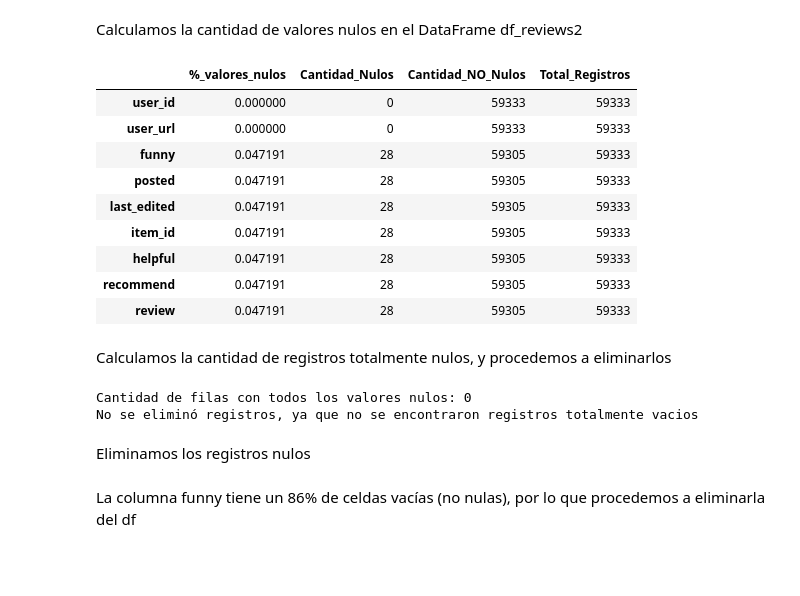
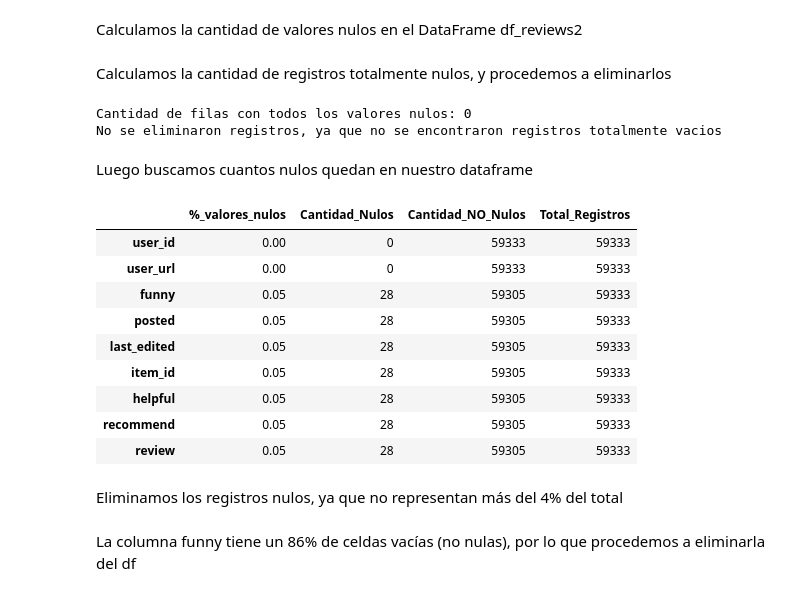
Before and after one commit to priscilamuniz/PI_STEAM, a Jupyter notebook: 01c_ETL_reviews.ipynb, the cells around one changed output. Cells and saved outputs as stored; diff of their text form; code cells hidden in the pictures; blank space fills up the shorter version.

```diff
--- a/01c_ETL_reviews.ipynb
+++ b/01c_ETL_reviews.ipynb
@@ -130,25 +117,6 @@ dtypes: object(9)
 memory usage: 6.5+ MB
 # %% [markdown]
 Calculamos la cantidad de valores nulos en el DataFrame df_reviews2
-# %%
-porcentaje_nulos = df_reviews2.isnull().sum() / len(df_reviews2) * 100
-
-df_nulos = pd.DataFrame(porcentaje_nulos, columns=['%_valores_nulos'])
-df_nulos['Cantidad_Nulos'] = df_reviews2.isnull().sum()
-df_nulos['Cantidad_NO_Nulos'] = df_reviews2.count()
-df_nulos['Total_Registros'] = len(df_reviews2)
-df_nulos
-# %% [output]
-|  | %_valores_nulos | Cantidad_Nulos | Cantidad_NO_Nulos | Total_Registros |
-| user_id | 0.000000 | 0 | 59333 | 59333 |
-| user_url | 0.000000 | 0 | 59333 | 59333 |
-| funny | 0.047191 | 28 | 59305 | 59333 |
-| posted | 0.047191 | 28 | 59305 | 59333 |
-| last_edited | 0.047191 | 28 | 59305 | 59333 |
-| item_id | 0.047191 | 28 | 59305 | 59333 |
-| helpful | 0.047191 | 28 | 59305 | 59333 |
-| recommend | 0.047191 | 28 | 59305 | 59333 |
-| review | 0.047191 | 28 | 59305 | 59333 |
 # %% [markdown]
 Calculamos la cantidad de registros totalmente nulos, y procedemos a eliminarlos
 # %%
@@ -158,12 +126,28 @@ if cantidad_filas_nulas > 0:
     df_reviews2 = df_reviews2.dropna(how='all').reset_index(drop=True)
     print('Se eliminaron los registros totalmente vacios')
 else:
-    print('No se eliminó registros, ya que no se encontraron registros totalmente vacios')
+    print('No se eliminaron registros, ya que no se encontraron registros totalmente vacios')
 # %% [output]
 Cantidad de filas con todos los valores nulos: 0
-No se eliminó registros, ya que no se encontraron registros totalmente vacios
+No se eliminaron registros, ya que no se encontraron registros totalmente vacios
+# %% [markdown]
+Luego buscamos cuantos nulos quedan en nuestro dataframe
+# %%
+nulos = t.PorcentajeNulos(df_reviews2)
+nulos
+# %% [output]
+|  | %_valores_nulos | Cantidad_Nulos | Cantidad_NO_Nulos | Total_Registros |
+| user_id | 0.00 | 0 | 59333 | 59333 |
+| user_url | 0.00 | 0 | 59333 | 59333 |
+| funny | 0.05 | 28 | 59305 | 59333 |
+| posted | 0.05 | 28 | 59305 | 59333 |
+| last_edited | 0.05 | 28 | 59305 | 59333 |
+| item_id | 0.05 | 28 | 59305 | 59333 |
+| helpful | 0.05 | 28 | 59305 | 59333 |
+| recommend | 0.05 | 28 | 59305 | 59333 |
+| review | 0.05 | 28 | 59305 | 59333 |
 # %% [markdown]
-Eliminamos los registros nulos
+Eliminamos los registros nulos, ya que no representan más del 4% del total
 # %%
 df_reviews2 = df_reviews2.dropna()
 # %% [markdown]
```
Also changed, not shown: parts of 33 cells of this notebook.
